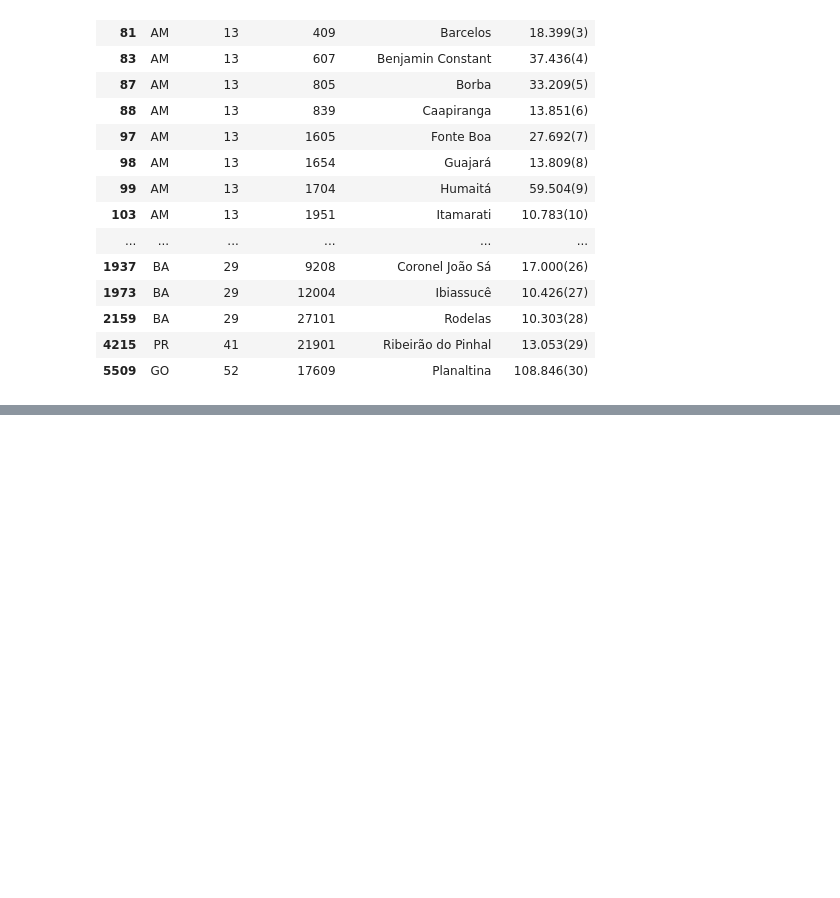
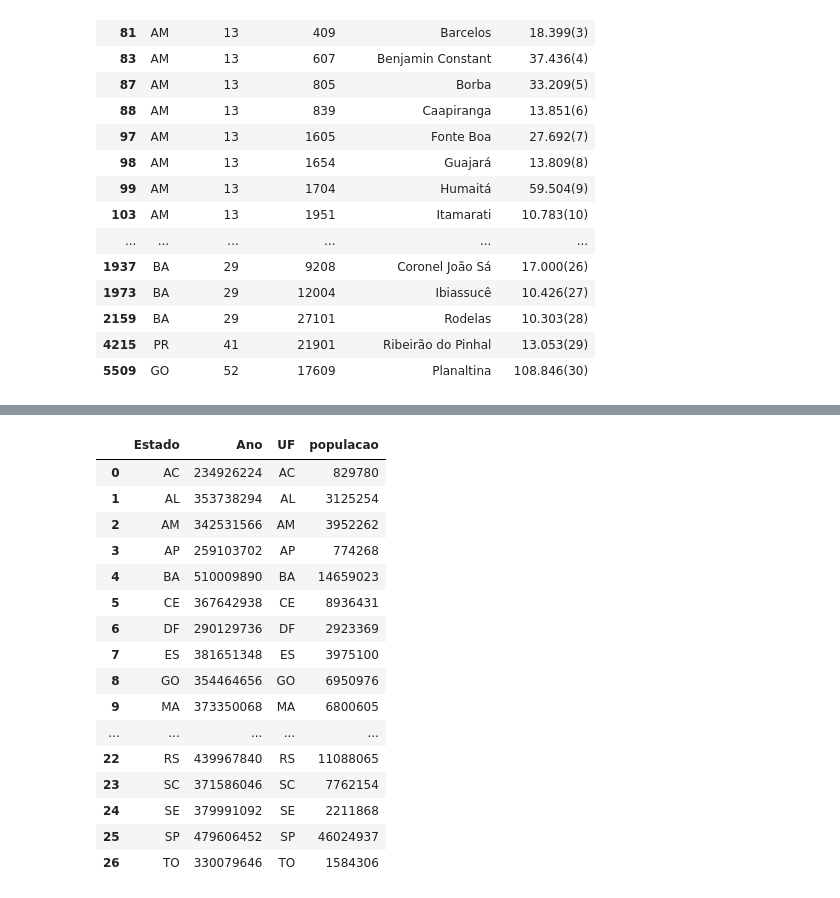
Before and after one commit to Cadu-ops/Alura, a Jupyter notebook: Alura/Pandas - selecionando e agrupando dados/aula4.ipynb, the cells around one changed output, grey strips where cells are left out. Saved outputs shown, nothing was run; the diff lists cells and outputs as text; code cells hidden in the pictures; blank space fills up the shorter version.

```diff
--- a/Alura/Pandas - selecionando e agrupando dados/aula4.ipynb
+++ b/Alura/Pandas - selecionando e agrupando dados/aula4.ipynb
@@ -117,0 +112,35 @@ dados_populacao.groupby('UF')[['populacao']].mean(numeric_only=True)
+# %%
+path = r'C:\Users\logistica.wms\OneDrive - SANTA FÉ\Documents\Cursos\Alura\Alura\Pandas - selecionando e agrupando dados\dados\1-SEEG10_GERAL-BR_UF_2022.10.27-FINAL-SITE.xlsx'
+dados_emissao = pd.read_excel(path, sheet_name='GEE Estados')
+# %%
+colunas_info = list(dados_emissao.loc[:, 'Nível 1 - Setor':'Produto'].columns)
+colunas_valores = list(dados_emissao.loc[:, 1970:2021].columns)
+
+dados_emissao = dados_emissao.melt( id_vars=        colunas_info,
+                                    value_vars=     colunas_valores,
+                                    var_name=       'Ano',
+                                    value_name=     'Emissão'   )
+# %%
+emissoes_totais = dados_emissao.groupby(['Estado'])[['Ano']].sum().reset_index()
+# %%
+dados_agrupados = pd.merge(emissoes_totais, dados_populacao, left_on="Estado", right_on="UF")
+# %%
+dados_agrupados
+# %% [output]
+|  | Estado | Ano | UF | populacao |
+| 0 | AC | 234926224 | AC | 829780 |
+| 1 | AL | 353738294 | AL | 3125254 |
+| 2 | AM | 342531566 | AM | 3952262 |
+| 3 | AP | 259103702 | AP | 774268 |
+| 4 | BA | 510009890 | BA | 14659023 |
+| 5 | CE | 367642938 | CE | 8936431 |
+| 6 | DF | 290129736 | DF | 2923369 |
+| 7 | ES | 381651348 | ES | 3975100 |
+| 8 | GO | 354464656 | GO | 6950976 |
+| 9 | MA | 373350068 | MA | 6800605 |
+| ... | ... | ... | ... | ... |
+| 22 | RS | 439967840 | RS | 11088065 |
+| 23 | SC | 371586046 | SC | 7762154 |
+| 24 | SE | 379991092 | SE | 2211868 |
+| 25 | SP | 479606452 | SP | 46024937 |
+| 26 | TO | 330079646 | TO | 1584306 |
```
Also changed, not shown: parts of 3 cells of this notebook, 1 other file.
